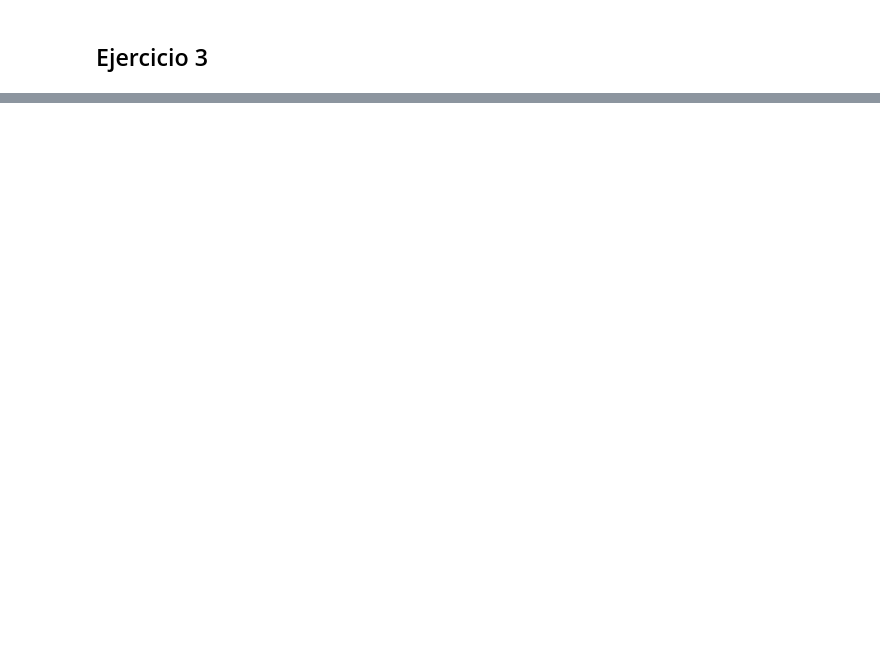
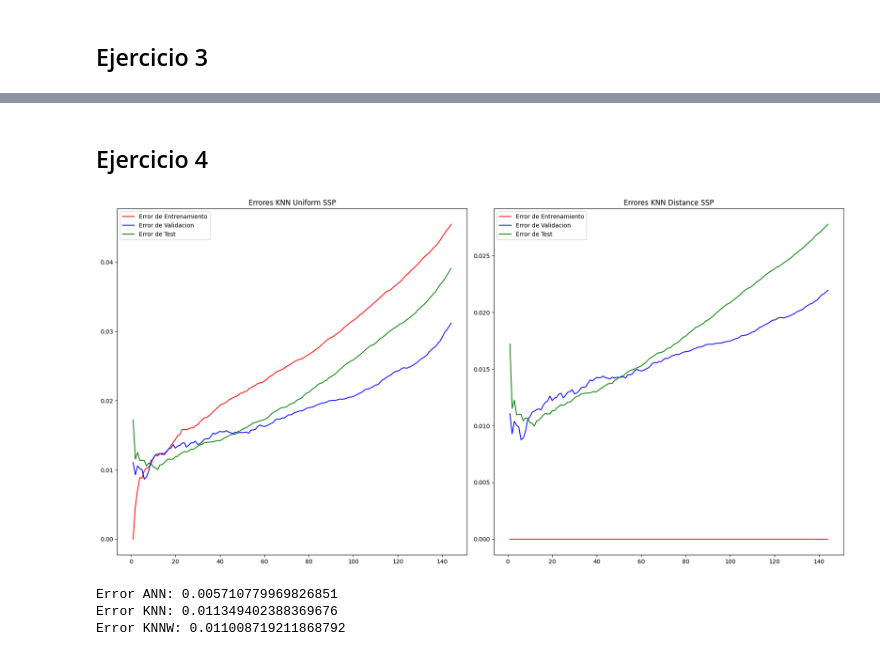
Before and after one commit to Pomarola/IAA, a Jupyter notebook: TP4 Lucas Poma.ipynb, the cells around one changed output, grey strips where cells are left out. Drawn from its saved outputs; the diff is of its cells as text; code cells hidden in the pictures; blank space fills up the shorter version.

```diff
--- a/TP4 Lucas Poma.ipynb
+++ b/TP4 Lucas Poma.ipynb
@@ -33,6 +34,9 @@ warnings.filterwarnings("ignore", category=ConvergenceWarning)
 # %%
 def MLPClassifPeso(N2, momentum, learning_rate, epochs, gamma):
     return MLPClassifier(hidden_layer_sizes=(N2,), activation='logistic', solver='sgd', alpha=gamma, batch_size=1, learning_rate='constant', learning_rate_init=learning_rate,momentum=momentum,nesterovs_momentum=False,tol=0.0,warm_start=True,max_iter=epochs)
+
+def MLPReg(N2, momentum, learning_rate, epochs):
+    return MLPRegressor(hidden_layer_sizes=(N2,), activation='logistic', solver='sgd', alpha=0.0, batch_size=1, learning_rate='constant', learning_rate_init=learning_rate,momentum=momentum,nesterovs_momentum=False,tol=0.0,warm_start=True,max_iter=epochs)
 # %%
 def error_clasificacion(y, y_pred):
     return sk.metrics.zero_one_loss(y, y_pred)
@@ -633,0 +683,47 @@ ValueError: x and y must have same first dimension, but have shapes (5,) and (20
+# %% [markdown]
+## Ejercicio 4
+# %%
+N2 = 20
+learning_rate = 0.01
+momentum = 0.9
+epochs = 30
+evals = 300
+# %%
+data = pd.DataFrame(np.loadtxt('DataSets/ssp.data', delimiter = ','))
+X = data.iloc[:, :-1]
+y = data.iloc[:, -1]
+
+data = pd.DataFrame(np.loadtxt('DataSets/ssp.test', delimiter = ','))
+X_test = data.iloc[:, :-1]
+y_test = data.iloc[:, -1]
+
+X_train, X_val, y_train, y_val = train_test_split(X, y, test_size=0.2)
+
+MAX_VECINOS = len(y_train)
+
+reg = MLPReg(N2, momentum, learning_rate, epochs)
+best_red, _, _, _ = entrenar_red_regresion(reg, evals, X_train, y_train, X_val, y_val, X_test, y_test)
+
+fig, axs = plt.subplots(1, 2, figsize=(18, 9))
+
+best_KNN, error_train, error_val, error_test = entrenar_knn_regresion(MAX_VECINOS, X_train, y_train, X_val, y_val, X_test, y_test)
+plot_errors_knn(axs[0], error_train, error_val, error_test, MAX_VECINOS, 'Errores KNN Uniform SSP')
+
+best_KNNW, error_train, error_val, error_test = entrenar_knn_regresion_peso(MAX_VECINOS, X_train, y_train, X_val, y_val, X_test, y_test)
+plot_errors_knn(axs[1], error_train, error_val, error_test, MAX_VECINOS, 'Errores KNN Distance SSP')
+
+plt.tight_layout()
+plt.show()
+
+error_ANN = error_regresion(y_test, best_red.predict(X_test))
+error_KNN = error_regresion(y_test, best_KNN.predict(X_test))
+error_KNNW = error_regresion(y_test, best_KNNW.predict(X_test))
+
+print(f'Error ANN: {error_ANN}')
+print(f'Error KNN: {error_KNN}')
+print(f'Error KNNW: {error_KNNW}')
+# %% [output]
+[figure, added]
+Error ANN: 0.005710779969826851
+Error KNN: 0.011349402388369676
+Error KNNW: 0.011008719211868792
```
Also changed, not shown: parts of 19 cells of this notebook.
